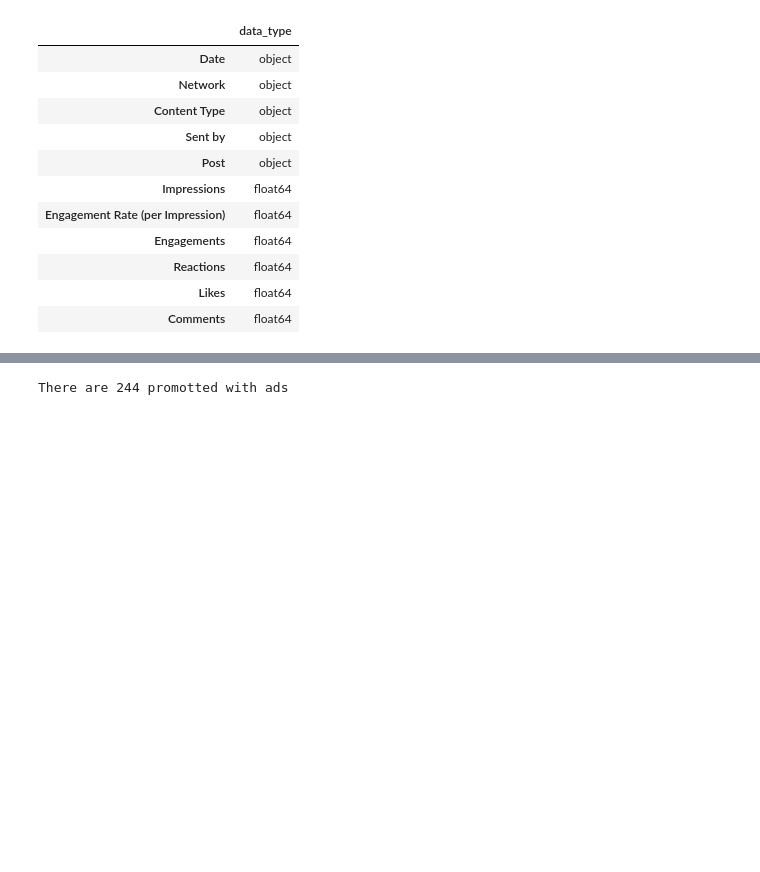
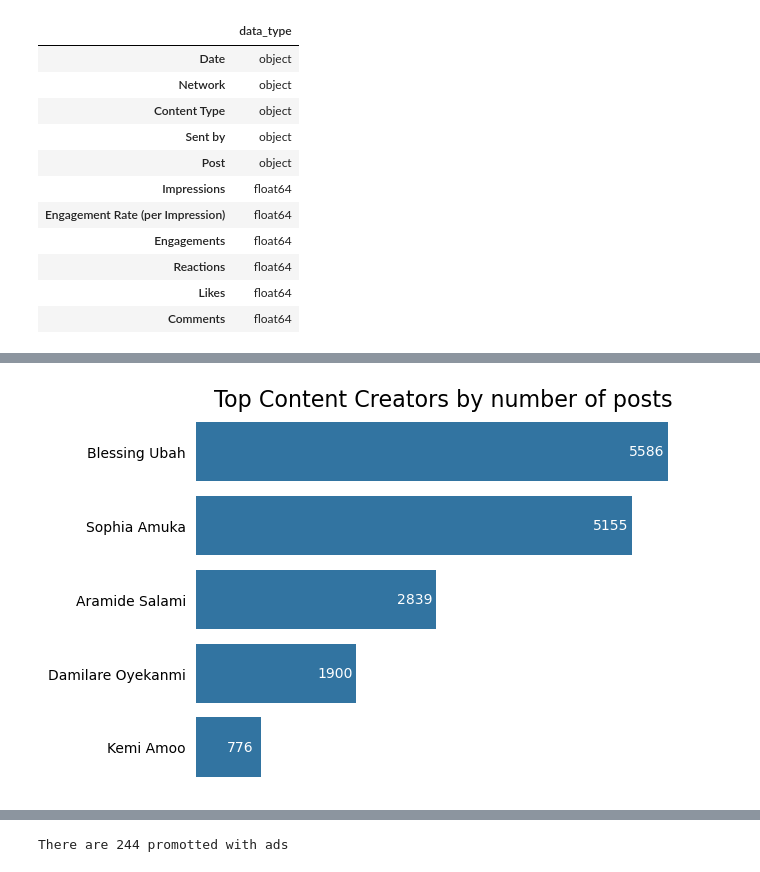
Before and after one commit to samaregbesola/Stanbic-IBTC, a Jupyter notebook: hackathon_codes.ipynb, the cells around one changed output, grey strips where cells are left out. Drawn from its saved outputs; the diff is of its cells as text; code cells hidden in the pictures; blank space fills up the shorter version.

Commit message:
data exploration

```diff
--- a/hackathon_codes.ipynb
+++ b/hackathon_codes.ipynb
@@ -127,0 +201,34 @@ Name: Network, dtype: int64
+# %%
+# set the color palette
+color = sns.color_palette()[0]
+
+# create a countplot of the 'Sent by' column, excluding 'Unknown' values
+ax = sns.countplot(data=social_media[social_media['Sent by'] != 'Unknown'],
+                   y='Sent by',
+                   # order the bars by count, excluding the most frequent value ('Unknown')
+                   order=social_media['Sent by'].value_counts().iloc[1:6].index,
+                   color=color)
+
+# add annotations to each bar with the count value
+for p in ax.patches:
+    width = p.get_width()  # Get the width of the bar
+    ax.annotate(f'{int(width)}',              # Format the count value
+                (width - 250, p.get_y() + p.get_height() / 2),  # Adjust coordinates
+                ha='center',                     # Horizontal alignment
+                va='center',                     # Vertical alignment
+                color='white'),                   # Text color
+
+# set the x and y labels to None, and remove the x tick marks
+ax.set(xlabel=None, ylabel=None, xticks=[])
+sns.despine(left=True, bottom=True);
+
+# Remove tick marks on the y-axis
+plt.tick_params(left = False)
+
+# Add title
+plt.title('Top Content Creators by number of posts', fontsize = 16)
+
+# display the plot
+plt.show()
+# %% [output]
+[figure, added]
```
Also changed, not shown: parts of 55 cells of this notebook, 2 other files.
